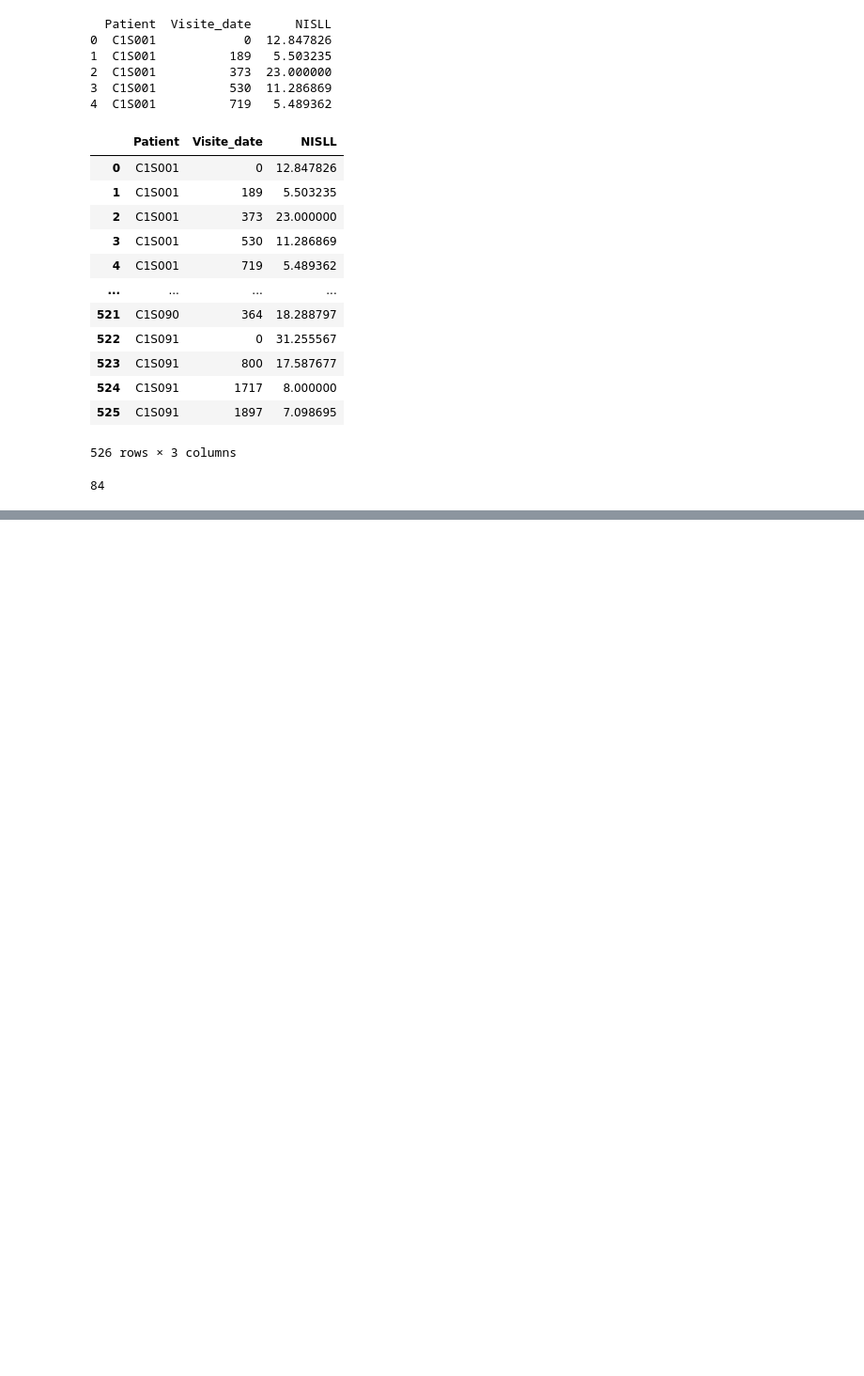
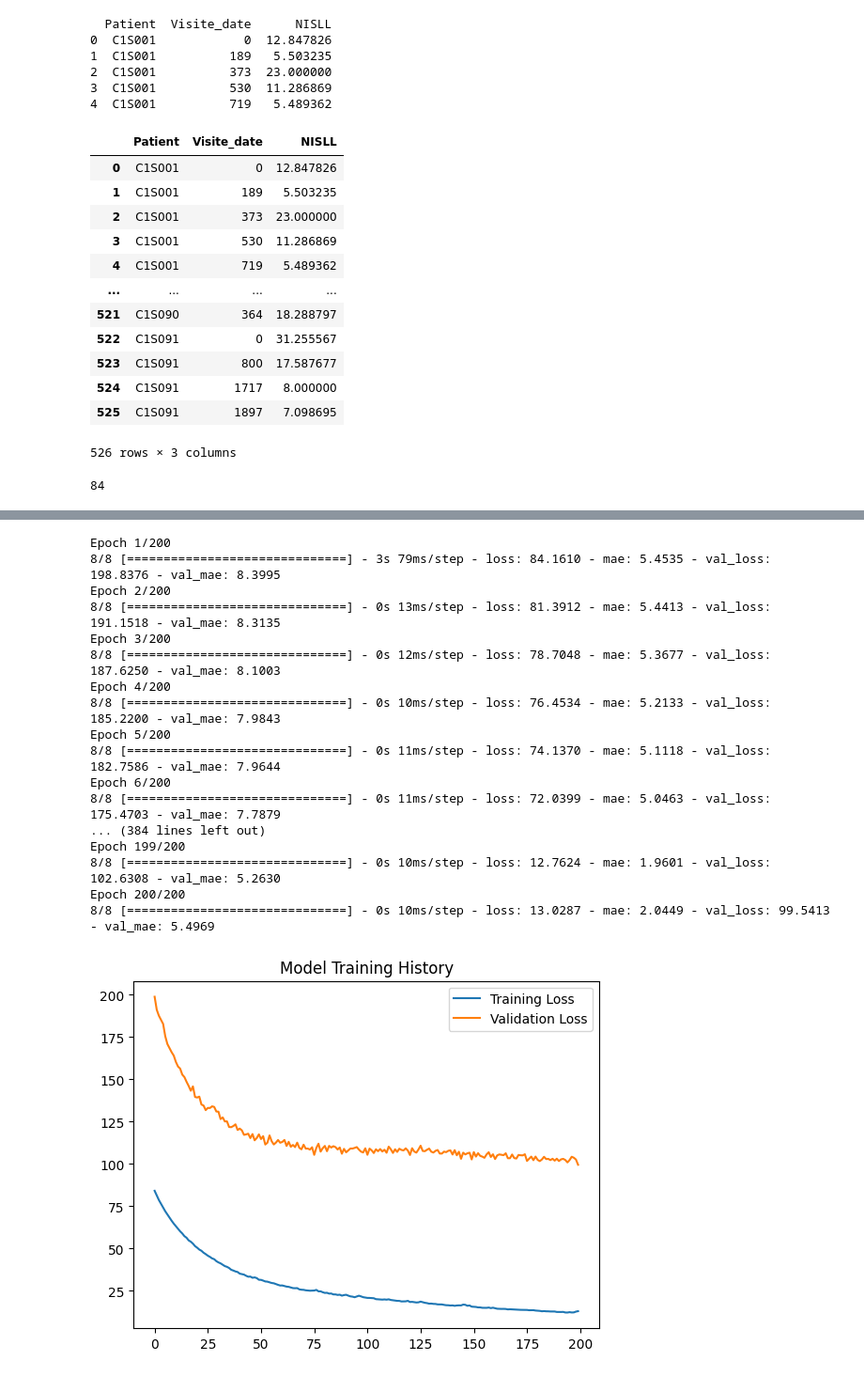
Before and after one commit to Le-bruit-de-nos-pas/attr_emg_2025, a Jupyter notebook: lstm_predict_nisll.ipynb, the cells around one changed output, grey strips where cells are left out. Shown at 94% size. Drawn from its saved outputs; the diff is of its cells as text; code cells hidden in the pictures; blank space fills up the shorter version.

```diff
--- a/lstm_predict_nisll.ipynb
+++ b/lstm_predict_nisll.ipynb
@@ -283,0 +442,17 @@ final_df['Patient'].nunique()
+# %%
+from tensorflow.keras.layers import LSTM, Dense, Attention, Input
+from tensorflow.keras.models import Model
+
+# Define your model architecture with attention
+inputs = Input(shape=(X_train.shape[1], X_train.shape[2]))  # (timesteps, features)
+lstm_out = LSTM(64, return_sequences=True)(inputs)  # Keep the sequence output for attention
+
+# Apply attention: pass the same LSTM output as both query and value
+attention = Attention()([lstm_out, lstm_out])  # Query and Value are the same
+context_vector = attention[:, -1, :]  # Get the context vector of the last timestep
+
+# Final prediction layer
+output = Dense(1)(context_vector)  # Predict NISLL (or other target)
+model = Model(inputs, output)
+
+model.summary()
@@ -283,0 +477,37 @@ final_df['Patient'].nunique()
+# %%
+# Assuming X and y are your feature and target arrays
+X_train, X_temp, y_train, y_temp = train_test_split(X, y, test_size=0.3, random_state=42)
+X_val, X_test, y_val, y_test = train_test_split(X_temp, y_temp, test_size=0.5, random_state=42)
+
+
+# Compile the model
+model.compile(optimizer='adam', loss='mean_squared_error', metrics=['mae'])
+
+# Train the model
+history = model.fit(X_train, y_train, epochs=200, batch_size=32, validation_data=(X_val, y_val))
+
+# Plot training history (optional)
+plt.plot(history.history['loss'], label='Training Loss')
+plt.plot(history.history['val_loss'], label='Validation Loss')
+plt.legend()
+plt.title('Model Training History')
+plt.show()
+# %% [output]
+Epoch 1/200
+8/8 [==============================] - 3s 79ms/step - loss: 84.1610 - mae: 5.4535 - val_loss: 198.8376 - val_mae: 8.3995
+Epoch 2/200
+8/8 [==============================] - 0s 13ms/step - loss: 81.3912 - mae: 5.4413 - val_loss: 191.1518 - val_mae: 8.3135
+Epoch 3/200
+8/8 [==============================] - 0s 12ms/step - loss: 78.7048 - mae: 5.3677 - val_loss: 187.6250 - val_mae: 8.1003
+Epoch 4/200
+8/8 [==============================] - 0s 10ms/step - loss: 76.4534 - mae: 5.2133 - val_loss: 185.2200 - val_mae: 7.9843
+Epoch 5/200
+8/8 [==============================] - 0s 11ms/step - loss: 74.1370 - mae: 5.1118 - val_loss: 182.7586 - val_mae: 7.9644
+Epoch 6/200
+8/8 [==============================] - 0s 11ms/step - loss: 72.0399 - mae: 5.0463 - val_loss: 175.4703 - val_mae: 7.7879
+... (384 lines left out)
+Epoch 199/200
+8/8 [==============================] - 0s 10ms/step - loss: 12.7624 - mae: 1.9601 - val_loss: 102.6308 - val_mae: 5.2630
+Epoch 200/200
+8/8 [==============================] - 0s 10ms/step - loss: 13.0287 - mae: 2.0449 - val_loss: 99.5413 - val_mae: 5.4969
+[figure, added]
```
Also changed, not shown: parts of 14 cells of this notebook.
